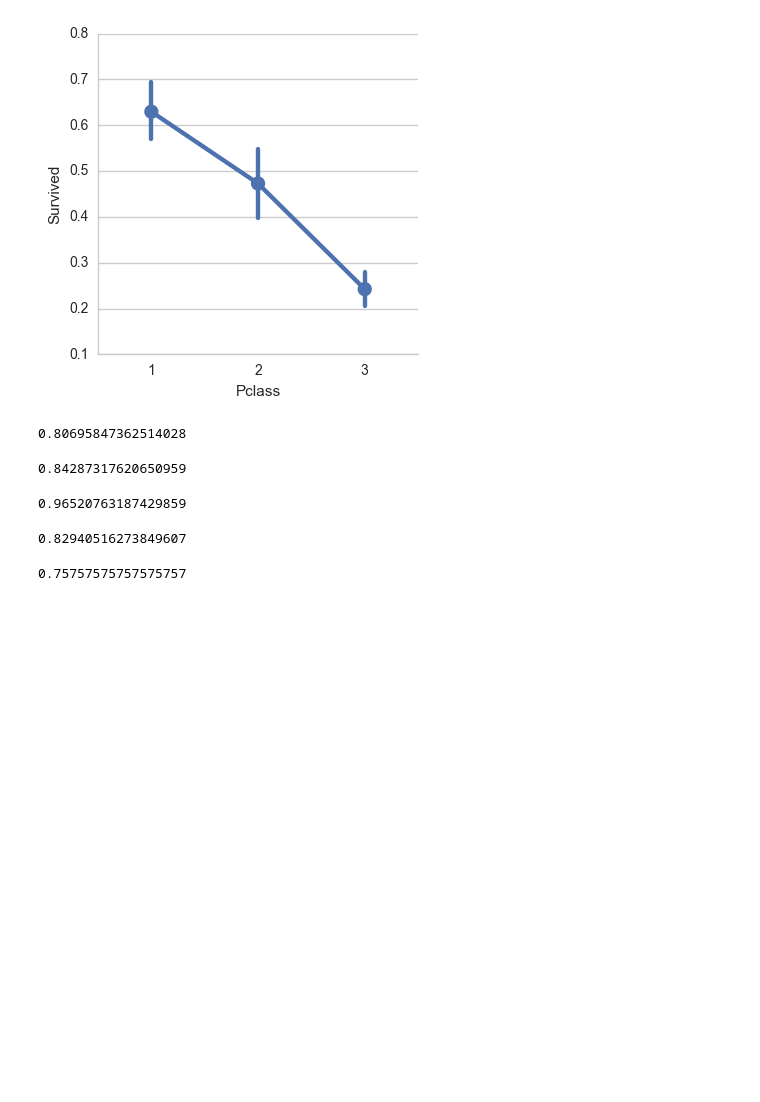
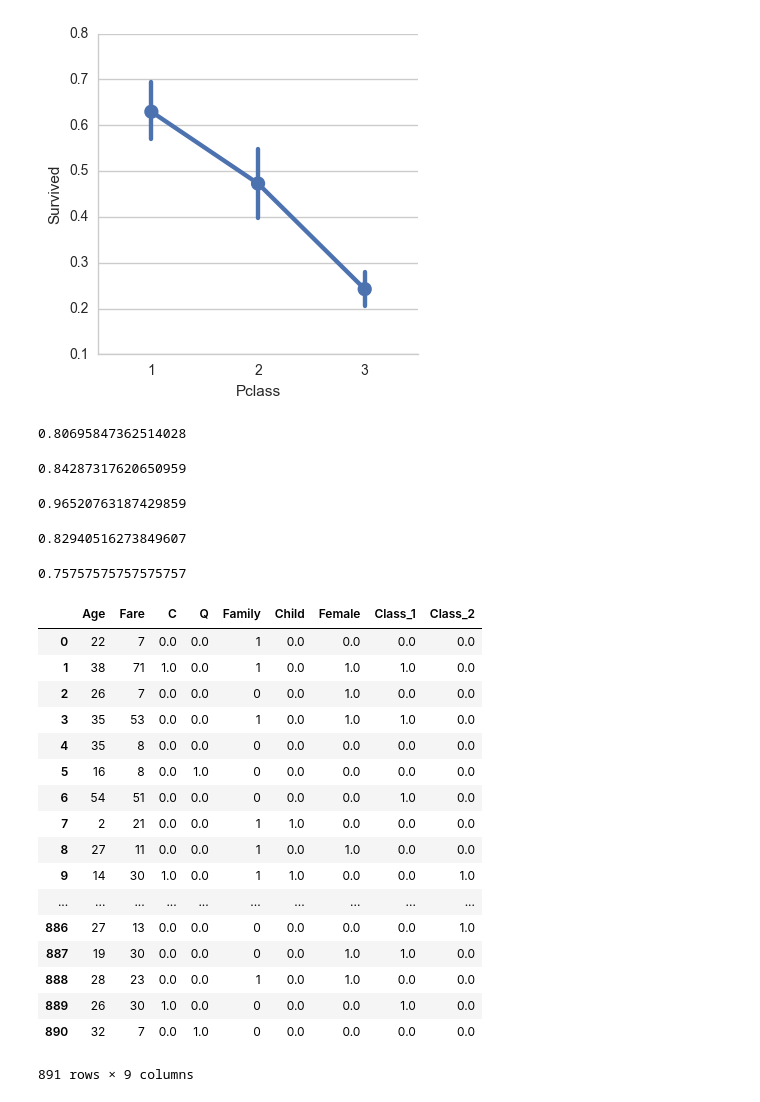
Before and after one commit to jerry-sc/kaggle, a Jupyter notebook: Titanic/titanic.ipynb, the cells around one changed output. Drawn from its saved outputs; the diff is of its cells as text; code cells hidden in the pictures; blank space fills up the shorter version.

```diff
--- a/Titanic/titanic.ipynb
+++ b/Titanic/titanic.ipynb
@@ -329,3 +329,24 @@ submission = pd.DataFrame({
         "Survived": Y_pred
     })
 submission.to_csv('titanic.csv', index=False)
+# %%
+X_train
+# %% [output]
+|  | Age | Fare | C | Q | Family | Child | Female | Class_1 | Class_2 |
+| 0 | 22 | 7 | 0.0 | 0.0 | 1 | 0.0 | 0.0 | 0.0 | 0.0 |
+| 1 | 38 | 71 | 1.0 | 0.0 | 1 | 0.0 | 1.0 | 1.0 | 0.0 |
+| 2 | 26 | 7 | 0.0 | 0.0 | 0 | 0.0 | 1.0 | 0.0 | 0.0 |
+| 3 | 35 | 53 | 0.0 | 0.0 | 1 | 0.0 | 1.0 | 1.0 | 0.0 |
+| 4 | 35 | 8 | 0.0 | 0.0 | 0 | 0.0 | 0.0 | 0.0 | 0.0 |
+| 5 | 16 | 8 | 0.0 | 1.0 | 0 | 0.0 | 0.0 | 0.0 | 0.0 |
+| 6 | 54 | 51 | 0.0 | 0.0 | 0 | 0.0 | 0.0 | 1.0 | 0.0 |
+| 7 | 2 | 21 | 0.0 | 0.0 | 1 | 1.0 | 0.0 | 0.0 | 0.0 |
+| 8 | 27 | 11 | 0.0 | 0.0 | 1 | 0.0 | 1.0 | 0.0 | 0.0 |
+| 9 | 14 | 30 | 1.0 | 0.0 | 1 | 1.0 | 0.0 | 0.0 | 1.0 |
+| ... | ... | ... | ... | ... | ... | ... | ... | ... | ... |
+| 886 | 27 | 13 | 0.0 | 0.0 | 0 | 0.0 | 0.0 | 0.0 | 1.0 |
+| 887 | 19 | 30 | 0.0 | 0.0 | 0 | 0.0 | 1.0 | 1.0 | 0.0 |
+| 888 | 28 | 23 | 0.0 | 0.0 | 1 | 0.0 | 1.0 | 0.0 | 0.0 |
+| 889 | 26 | 30 | 1.0 | 0.0 | 0 | 0.0 | 0.0 | 1.0 | 0.0 |
+| 890 | 32 | 7 | 0.0 | 1.0 | 0 | 0.0 | 0.0 | 0.0 | 0.0 |
+891 rows × 9 columns
```
Also changed, not shown: 2 other files.
